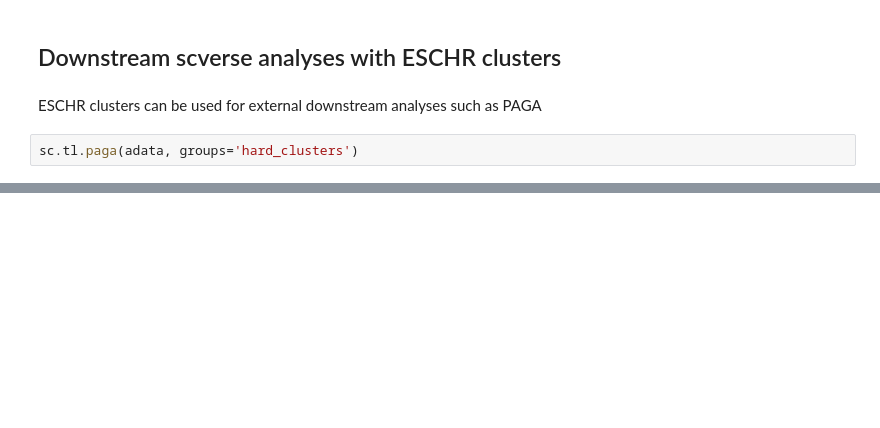
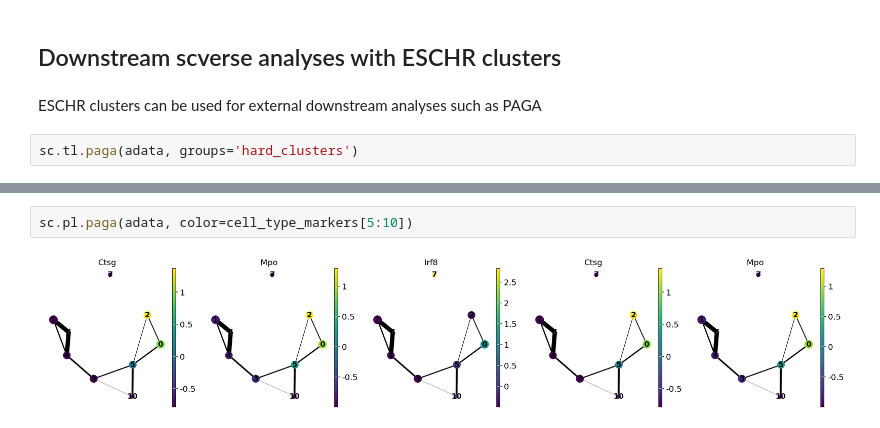
Before and after one commit to zunderlab/eschr, a Jupyter notebook: docs/notebooks/paul15.ipynb, the cells around one changed output, grey strips where cells are left out. Drawn from its saved outputs; the diff is of its cells as text; blank space fills up the shorter version.

```diff
--- a/docs/notebooks/paul15.ipynb
+++ b/docs/notebooks/paul15.ipynb
@@ -174,0 +167,4 @@ sc.pl.paga(adata, color=['Itga2b', 'Prss34', 'Cma1', 'Hba-a2', 'Elane'])
+# %%
+sc.pl.paga(adata, color=cell_type_markers[5:10])
+# %% [output]
+[figure, added]
```
Also changed, not shown: parts of 13 cells of this notebook.
